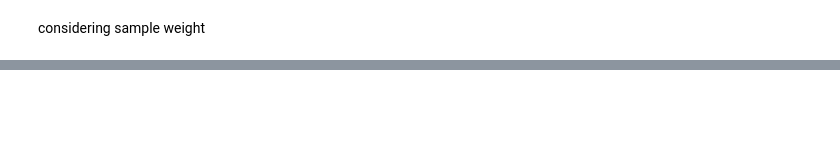
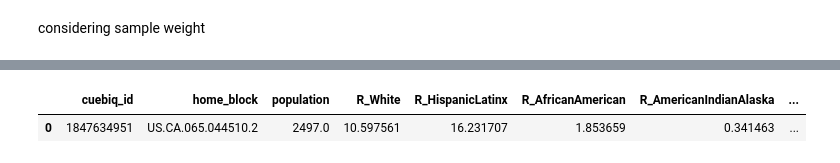
Before and after one commit to move-ucsb/racialdiversity, a Jupyter notebook: 02 home based racial composition.ipynb, the cells around one changed output, grey strips where cells are left out. Cells and saved outputs as stored; diff of their text form; code cells hidden in the pictures; blank space fills up the shorter version.

```diff
--- a/02 home based racial composition.ipynb
+++ b/02 home based racial composition.ipynb
@@ -105,10 +105,8 @@ def extract_dominant_group(df):
 # %%
 # Census Block Groups typically have a population between 600 to 3000 people, this makes the data privacy safe.
 hw_table = "cuebiq.paas_cda_pe_v3.device_recurring_area"
-date = 20220301 # Thursday
+date = 20190301 #20220301 # Thursday
 date_formated = datetime.strptime(str(date), "%Y%m%d").strftime("%Y-%m-%d")
 date_plus = int((datetime.strptime(str(date), "%Y%m%d") + timedelta(days=3)).strftime("%Y%m%d"))# You see that we can limit to the first three processing dates starting from the local date of interest.
-geog_clause = 'US.CA.037'  #'US.CA.%'   'US.CA.037%'
 
 census_data_table = "cuebiq.paas_public_data.census_data"
-census_taxonomy_table = "cuebiq.paas_public_data.census_taxonomy"
@@ -355,2 +394,6 @@ df_indi_home_loc_race.to_pickle("./output/GreaterLA_Individual_race_composition.
 # %%
-# df_indi_home_loc_race = pd.read_pickle("./output/LA_Individual_race_composition.pkl")
+df_indi_home_loc_race = pd.read_pickle("../output/GreaterLA_Individual_race_composition_"+str(date)+".pkl") #CA_Individual_race_composition, GreaterLA_Individual_race_composition
+df_indi_home_loc_race.head(1)
+# %% [output]
+|  | cuebiq_id | home_block | population | R_White | R_HispanicLatinx | R_AfricanAmerican | R_AmericanIndianAlaska | ... |
+| 0 | 1847634951 | US.CA.065.044510.2 | 2497.0 | 10.597561 | 16.231707 | 1.853659 | 0.341463 | ... |
```
Also changed, not shown: parts of 8 cells of this notebook, 9 other files.
